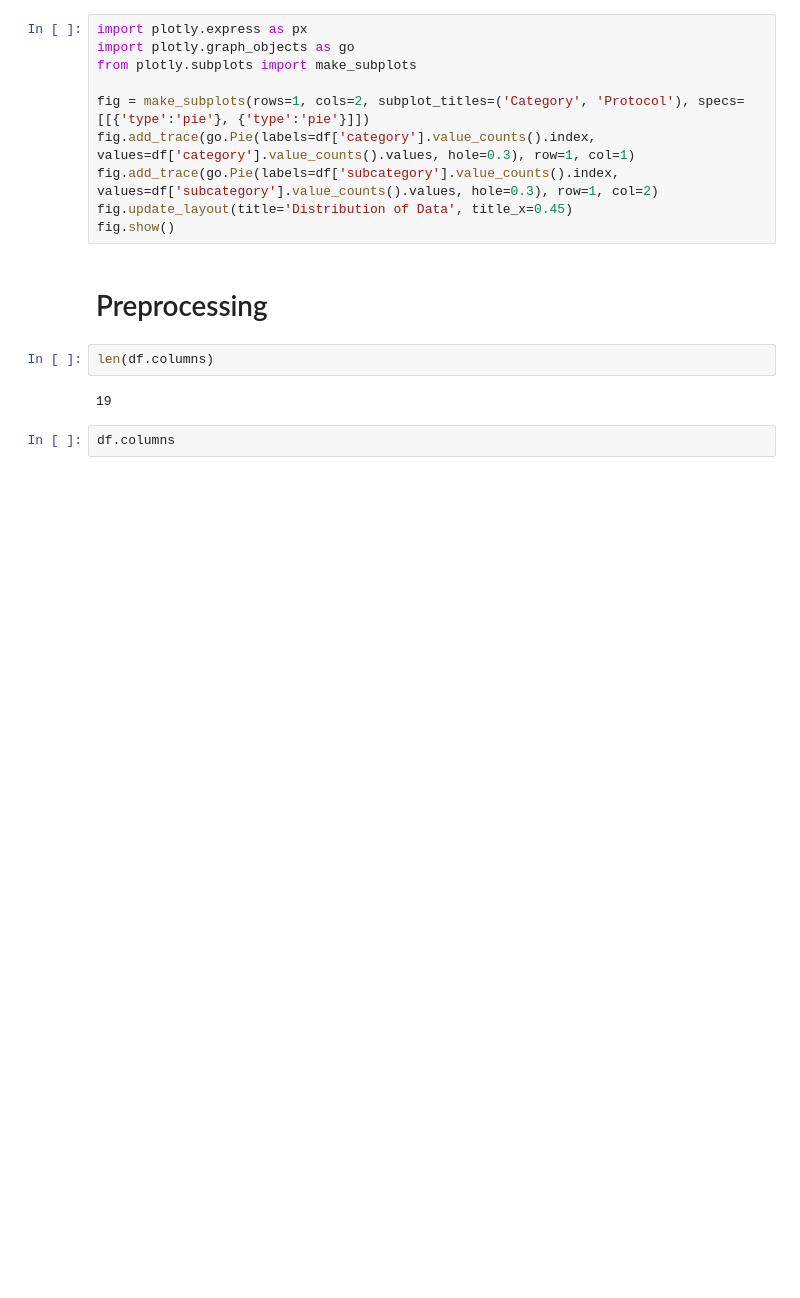
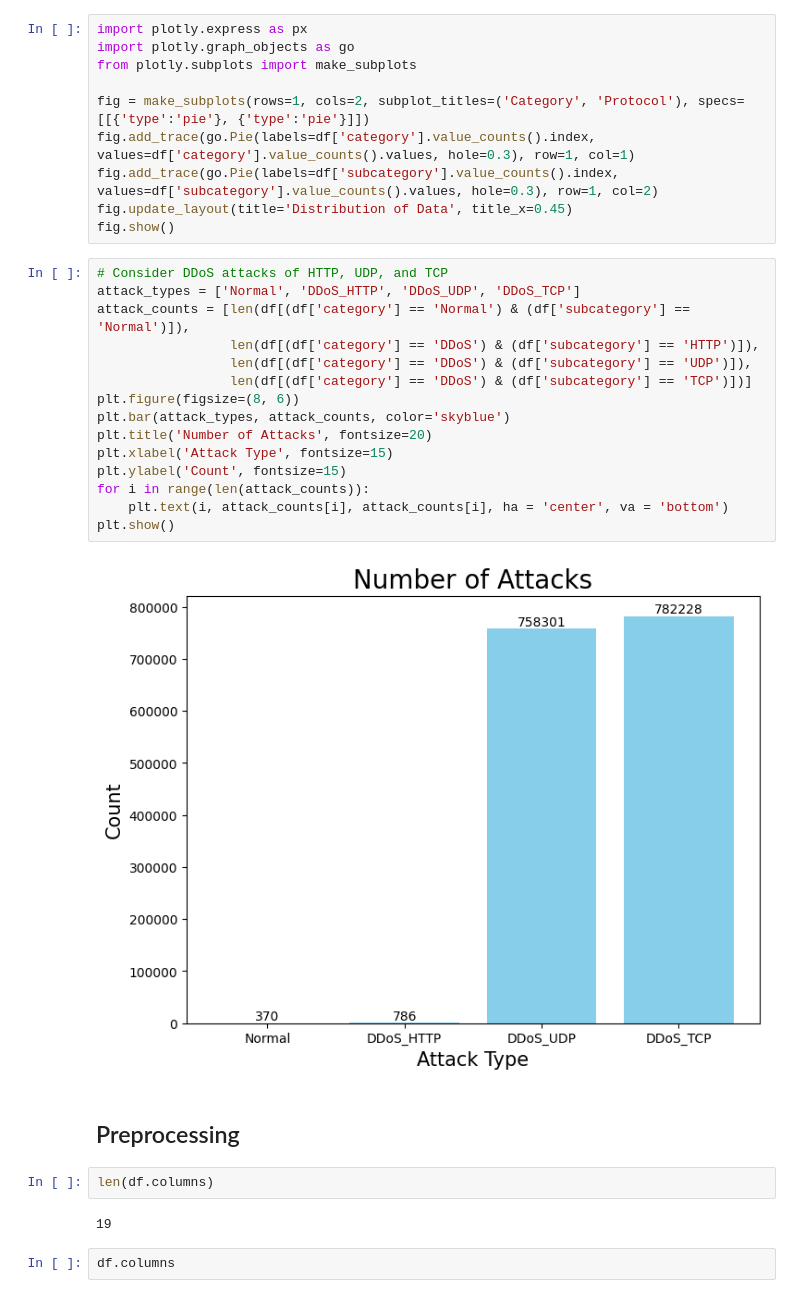
Before and after one commit to binodmx/iot-hids-pg, a Jupyter notebook: bot-iot.ipynb, the cells around one changed output. Drawn from its saved outputs; the diff is of its cells as text; blank space fills up the shorter version.

```diff
--- a/bot-iot.ipynb
+++ b/bot-iot.ipynb
@@ -41,8 +43,25 @@ fig.add_trace(go.Pie(labels=df['category'].value_counts().index, values=df['cate
 fig.add_trace(go.Pie(labels=df['subcategory'].value_counts().index, values=df['subcategory'].value_counts().values, hole=0.3), row=1, col=2)
 fig.update_layout(title='Distribution of Data', title_x=0.45)
 fig.show()
+# %%
+# Consider DDoS attacks of HTTP, UDP, and TCP
+attack_types = ['Normal', 'DDoS_HTTP', 'DDoS_UDP', 'DDoS_TCP']
+attack_counts = [len(df[(df['category'] == 'Normal') & (df['subcategory'] == 'Normal')]),
+                 len(df[(df['category'] == 'DDoS') & (df['subcategory'] == 'HTTP')]),
+                 len(df[(df['category'] == 'DDoS') & (df['subcategory'] == 'UDP')]),
+                 len(df[(df['category'] == 'DDoS') & (df['subcategory'] == 'TCP')])]
+plt.figure(figsize=(8, 6))
+plt.bar(attack_types, attack_counts, color='skyblue')
+plt.title('Number of Attacks', fontsize=20)
+plt.xlabel('Attack Type', fontsize=15)
+plt.ylabel('Count', fontsize=15)
+for i in range(len(attack_counts)):
+    plt.text(i, attack_counts[i], attack_counts[i], ha = 'center', va = 'bottom')
+plt.show()
+# %% [output]
+[figure, added]
 # %% [markdown]
-# Preprocessing
+## Preprocessing
 # %%
 len(df.columns)
 # %% [output]
```
Also changed, not shown: parts of 22 cells of this notebook, 36 other files.
